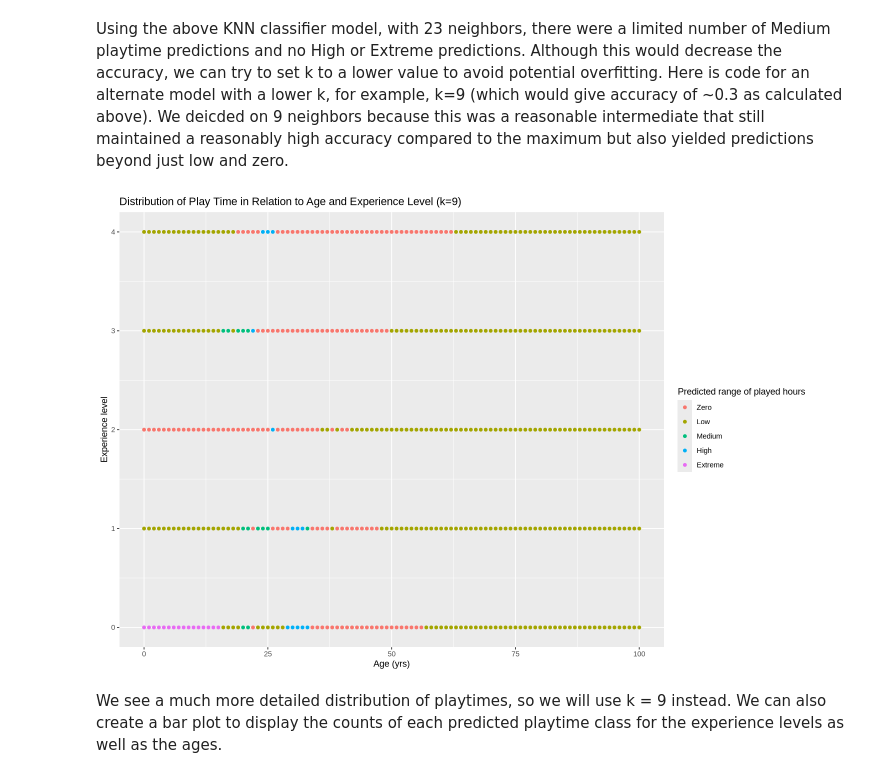
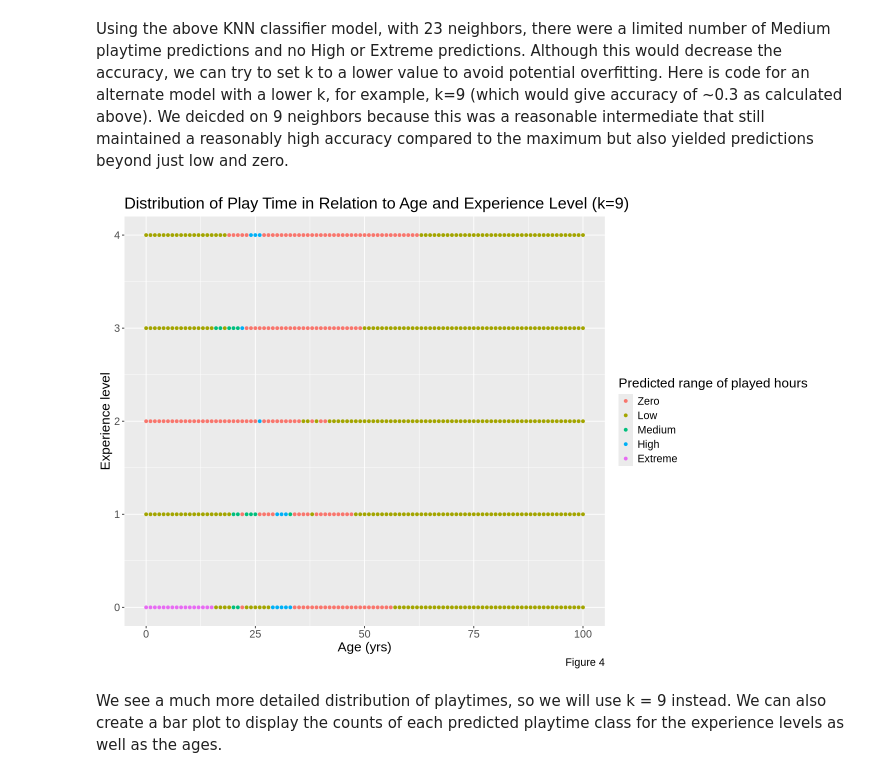
Before and after one commit to amazingk147/DSCI100-Project-Group-42, a Jupyter notebook: project_notebook.ipynb, the cells around one changed output. Drawn from its saved outputs; the diff is of its cells as text; code cells hidden in the pictures.

```diff
--- a/project_notebook.ipynb
+++ b/project_notebook.ipynb
@@ -370,27 +371,29 @@ We deicded on 9 neighbors because this was a reasonable intermediate that still
 # %%
 # Try k=9 instead to see if there is a wider range of play hour predictions
 
 player_model_alternate <- nearest_neighbor(weight_func = "rectangular", neighbors = 9) |>
             set_engine("kknn") |>
             set_mode("classification")
 
 player_fit_alternate <- workflow() |>
         add_recipe(player_recipe) |>
         add_model(player_model_alternate) |>
         fit(data = data_training)
 
 predictions_alternate <- predict(player_fit_alternate, fake_players)|>
                 bind_cols(fake_players)
 
 options(repr.plot.width=12, repr.plot.height=8)
 prediction_plot_alternate <- predictions_alternate |>
                 ggplot(aes(x=age, y=exp_level, color = .pred_class)) +
                 geom_point() +
-                labs(x="Age (yrs)", y= "Experience level", color = "Predicted range of played hours", title = "Distribution of Play Time in Relation to Age and Experience Level (k=9)")
+                labs(x="Age (yrs)", y= "Experience level", color = "Predicted range of played hours",
+                title = "Distribution of Play Time in Relation to Age and Experience Level (k=9)", caption = "Figure 4") +
+                theme(text=element_text(size=16))
 
 prediction_plot_alternate
 # %% [output]
-[figure, old version]
+[figure, new version]
 # %% [markdown]
 We see a much more detailed distribution of playtimes, so we will use k = 9 instead. We can also create a bar plot to display the counts of each predicted playtime class for the experience levels as well as the ages.
 # %%
```
Also changed, not shown: parts of 4 cells of this notebook.
